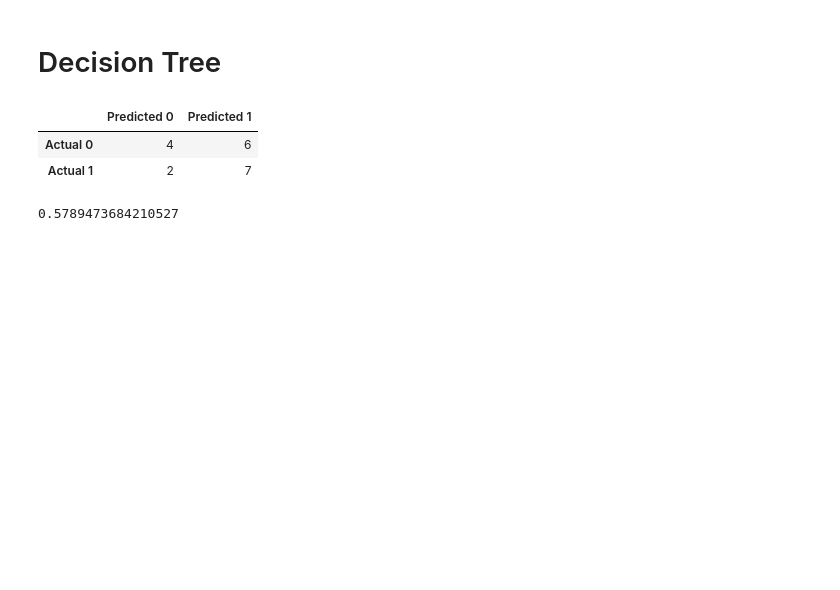
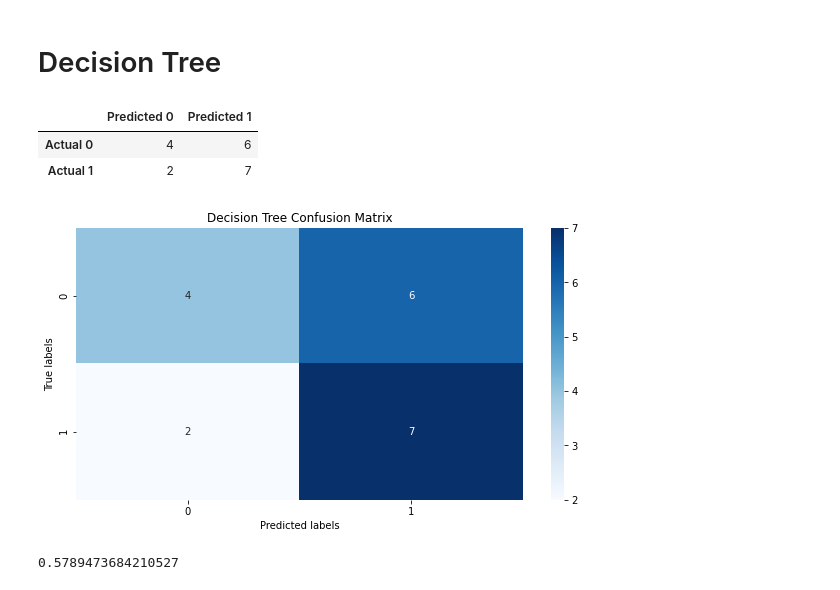
Before and after one commit to Ayesha-da/-wAcWkgB3MNvvMQpi, a Jupyter notebook: happy_customer.ipynb, the cells around one changed output. Drawn from its saved outputs; the diff is of its cells as text; code cells hidden in the pictures; blank space fills up the shorter version.

```diff
--- a/happy_customer.ipynb
+++ b/happy_customer.ipynb
@@ -216,3 +440,15 @@ X_train, X_test, y_train, y_test = train_test_split(X, y, test_size=0.15,random_
+# %%
+def plot_confusion_matrix(test, pred, title):
+
+    cm = confusion_matrix(test, pred)
+    df_cm = pd.DataFrame(cm)
+    plt.figure(figsize=(10, 5))
+    sns.heatmap(df_cm, annot=True, cmap='Blues', fmt='')
+    plt.xlabel("Predicted labels")
+    plt.ylabel("True labels")
+    plt.title(f'{title} Confusion Matrix')
+
+    return None
 # %% [markdown]
 # Logistic Regression
 # %%
@@ -338,6 +581,10 @@ cm_df
 |  | Predicted 0 | Predicted 1 |
 | Actual 0 | 4 | 6 |
 | Actual 1 | 2 | 7 |
+# %%
+plot_confusion_matrix(y_test, pred, 'Decision Tree')
+# %% [output]
+[figure, added]
 # %%
 # Calculating the accuracy score.
 acc_score = accuracy_score(y_test, pred)
```
Also changed, not shown: parts of 57 cells of this notebook.
